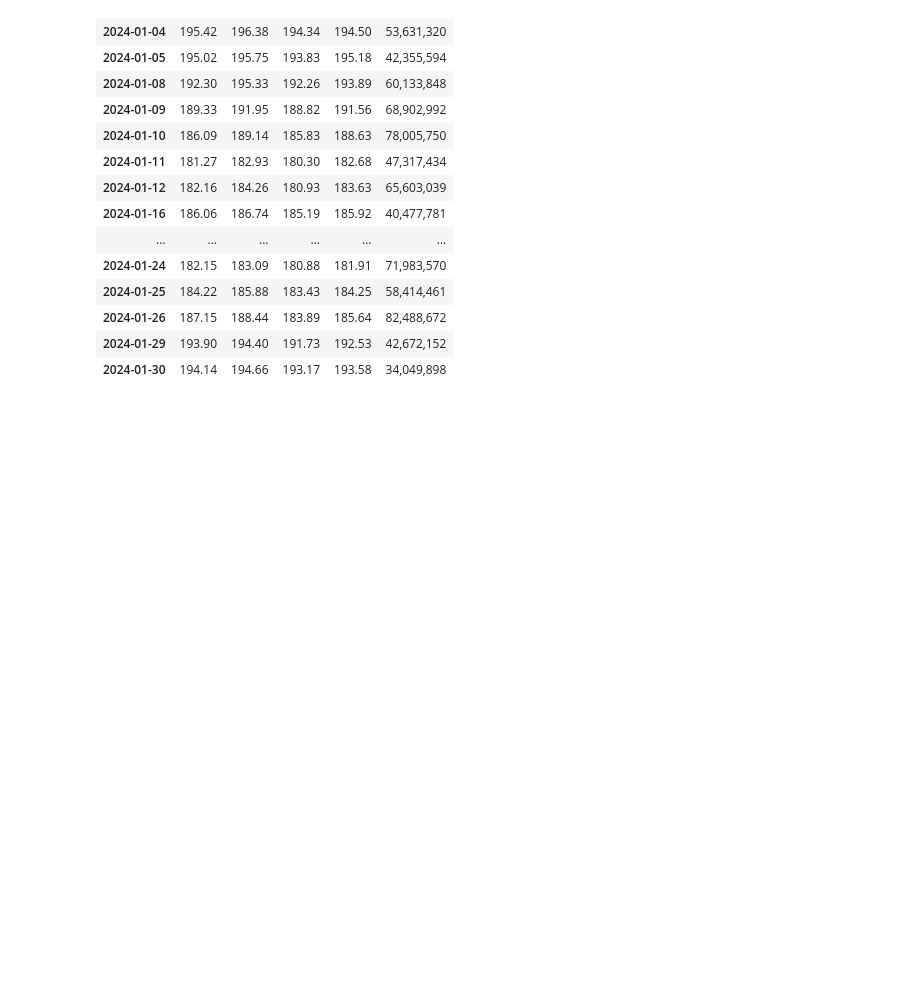
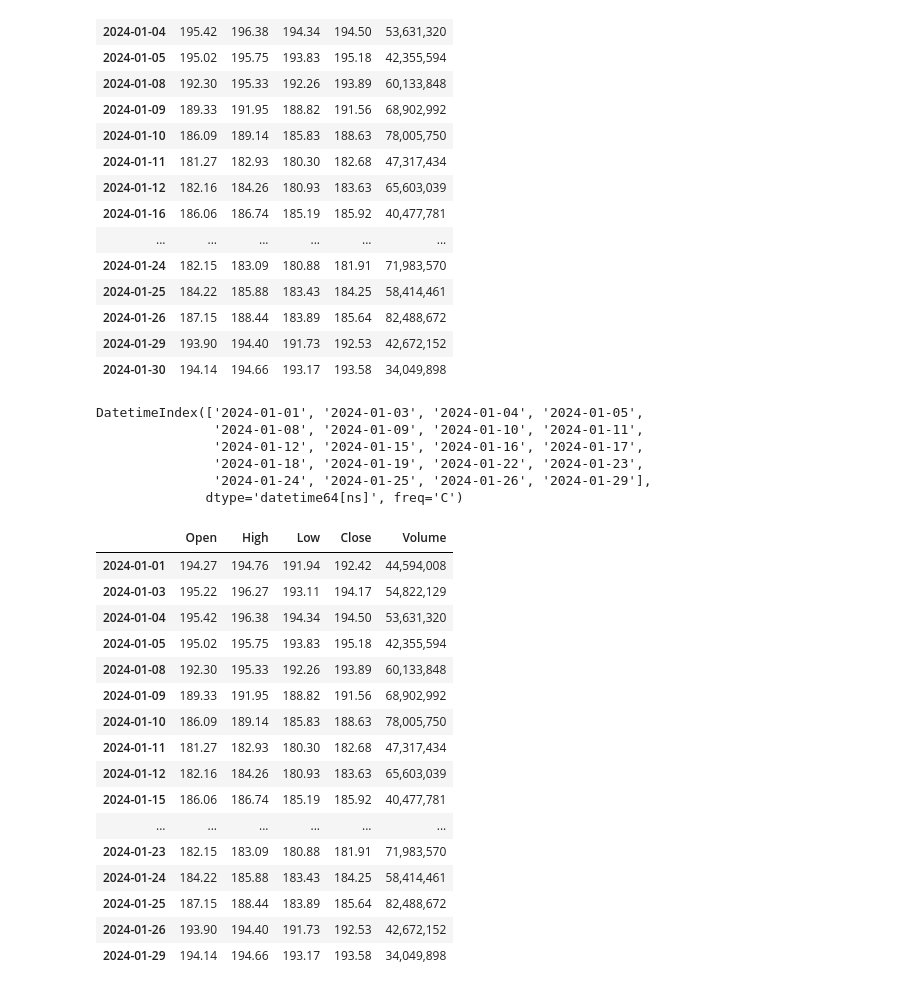
Before and after one commit to arfan64shah/Data_Science, a Jupyter notebook: TIme_Series_Analysis/Apple_Stock_Time_Series_Analysis.ipynb, the cells around one changed output. Cells and saved outputs as stored; diff of their text form; code cells hidden in the pictures; blank space fills up the shorter version.

```diff
--- a/TIme_Series_Analysis/Apple_Stock_Time_Series_Analysis.ipynb
+++ b/TIme_Series_Analysis/Apple_Stock_Time_Series_Analysis.ipynb
@@ -342,3 +342,44 @@ data
 | 2024-01-26 | 187.15 | 188.44 | 183.89 | 185.64 | 82,488,672 |
 | 2024-01-29 | 193.90 | 194.40 | 191.73 | 192.53 | 42,672,152 |
 | 2024-01-30 | 194.14 | 194.66 | 193.17 | 193.58 | 34,049,898 |
+# %%
+# now make a class birthday holiday
+from pandas.tseries.holiday import nearest_workday, AbstractHolidayCalendar, Holiday
+class myHolidaysCalender(AbstractHolidayCalendar):
+    rules = [
+        Holiday("Arfan's Birthday", month = 1, day = 2)
+    ]
+
+mybd = CustomBusinessDay(calendar = myHolidaysCalender())
+
+rangeee = pd.date_range(start = '2024-01-01', periods = 20, freq = mybd)
+
+rangeee
+# %% [output]
+DatetimeIndex(['2024-01-01', '2024-01-03', '2024-01-04', '2024-01-05',
+               '2024-01-08', '2024-01-09', '2024-01-10', '2024-01-11',
+               '2024-01-12', '2024-01-15', '2024-01-16', '2024-01-17',
+               '2024-01-18', '2024-01-19', '2024-01-22', '2024-01-23',
+               '2024-01-24', '2024-01-25', '2024-01-26', '2024-01-29'],
+              dtype='datetime64[ns]', freq='C')
+# %%
+data.set_index(rangeee, inplace = True)
+data
+# %% [output]
+|  | Open | High | Low | Close | Volume |
+| 2024-01-01 | 194.27 | 194.76 | 191.94 | 192.42 | 44,594,008 |
+| 2024-01-03 | 195.22 | 196.27 | 193.11 | 194.17 | 54,822,129 |
+| 2024-01-04 | 195.42 | 196.38 | 194.34 | 194.50 | 53,631,320 |
+| 2024-01-05 | 195.02 | 195.75 | 193.83 | 195.18 | 42,355,594 |
+| 2024-01-08 | 192.30 | 195.33 | 192.26 | 193.89 | 60,133,848 |
+| 2024-01-09 | 189.33 | 191.95 | 188.82 | 191.56 | 68,902,992 |
+| 2024-01-10 | 186.09 | 189.14 | 185.83 | 188.63 | 78,005,750 |
+| 2024-01-11 | 181.27 | 182.93 | 180.30 | 182.68 | 47,317,434 |
+| 2024-01-12 | 182.16 | 184.26 | 180.93 | 183.63 | 65,603,039 |
+| 2024-01-15 | 186.06 | 186.74 | 185.19 | 185.92 | 40,477,781 |
+| ... | ... | ... | ... | ... | ... |
+| 2024-01-23 | 182.15 | 183.09 | 180.88 | 181.91 | 71,983,570 |
+| 2024-01-24 | 184.22 | 185.88 | 183.43 | 184.25 | 58,414,461 |
+| 2024-01-25 | 187.15 | 188.44 | 183.89 | 185.64 | 82,488,672 |
+| 2024-01-26 | 193.90 | 194.40 | 191.73 | 192.53 | 42,672,152 |
+| 2024-01-29 | 194.14 | 194.66 | 193.17 | 193.58 | 34,049,898 |
```
